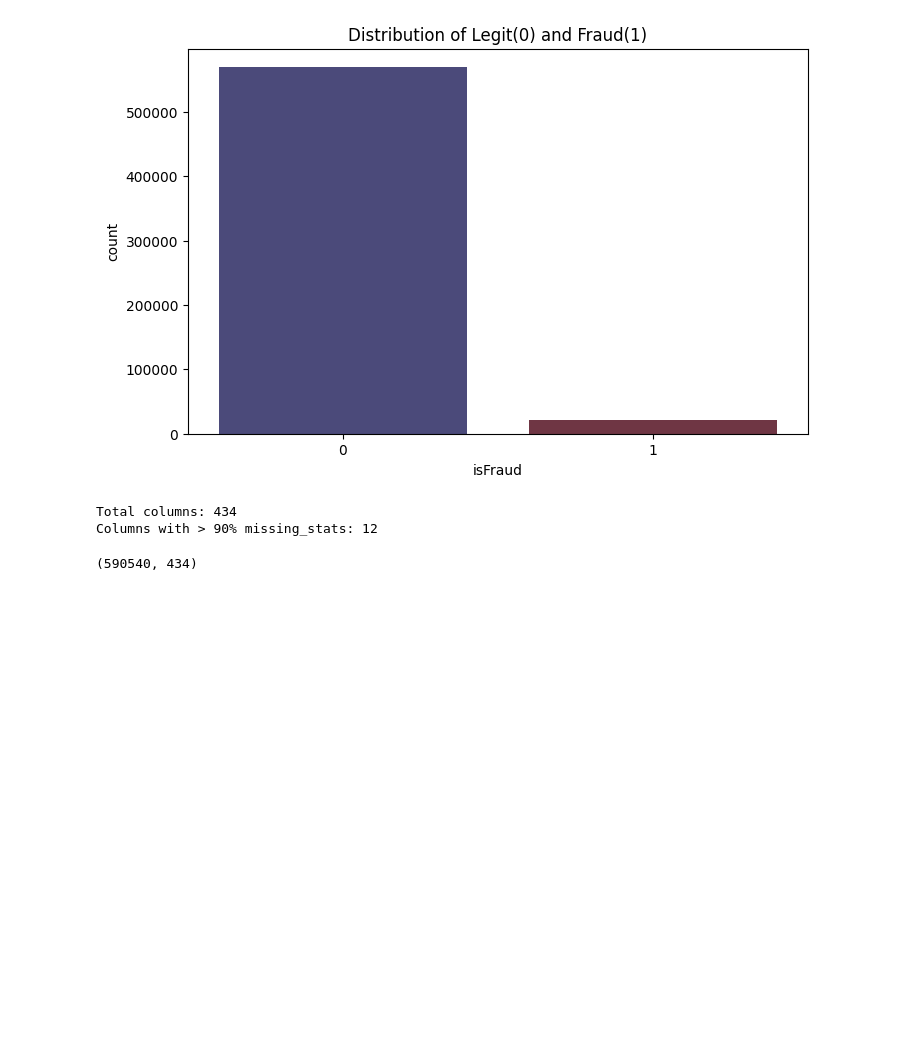
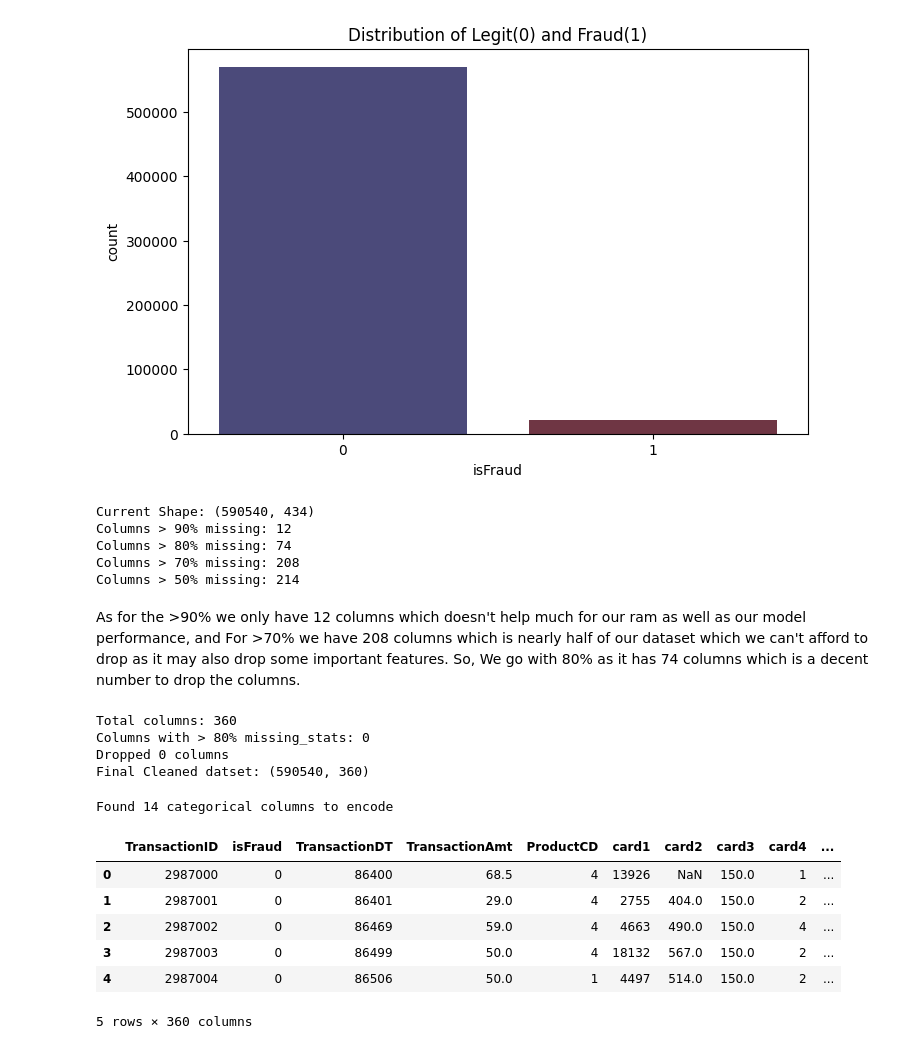
Before and after one commit to Lohi712/Credit_CardFraud, a Jupyter notebook: main.ipynb, the cells around one changed output. Drawn from its saved outputs; the diff is of its cells as text; code cells hidden in the pictures; blank space fills up the shorter version.

Commit message:
Encoding

```diff
--- a/main.ipynb
+++ b/main.ipynb
@@ -90,16 +90,62 @@ Passing `palette` without assigning `hue` is deprecated and will be removed in v
 
   sns.countplot(x= 'isFraud', data=train,palette='icefire')
 [figure]
+# %%
+# Let's check how many columns we drop at different thresholds
+missing_stats = train.isnull().mean() * 100
+
+print(f"Current Shape: {train.shape}")
+print(f"Columns > 90% missing: {len(missing_stats[missing_stats > 90])}")
+print(f"Columns > 80% missing: {len(missing_stats[missing_stats > 80])}")
+print(f"Columns > 70% missing: {len(missing_stats[missing_stats > 70])}")
+print(f"Columns > 50% missing: {len(missing_stats[missing_stats > 50])}")
+# %% [output]
+Current Shape: (590540, 434)
+Columns > 90% missing: 12
+Columns > 80% missing: 74
+Columns > 70% missing: 208
+Columns > 50% missing: 214
+# %% [markdown]
+As for the >90% we only have 12 columns which doesn't help much for our ram as well as our model performance, and
+For >70% we have 208 columns which is nearly half of our dataset which we can't afford to drop as it may also drop some important features.
+So, We go with 80% as it has 74 columns which is a decent number to drop the columns.
 # %%
 # Now We focus on the missing values
 missing_stats = train.isnull().mean()*100
 useless_cols = missing_stats[missing_stats > 80].index.tolist()
 print(f"Total columns: {len(train.columns)}")
-print(f"Columns with > 90% missing_stats: {len(useless_cols)}")
+print(f"Columns with > 80% missing_stats: {len(useless_cols)}")
+
+train = train.drop(columns=useless_cols)
+print(f"Dropped {len(useless_cols)} columns")
+print(f"Final Cleaned datset: {train.shape}")
 # %% [output]
-Total columns: 434
-Columns with > 90% missing_stats: 12
+Total columns: 360
+Columns with > 80% missing_stats: 0
+Dropped 0 columns
+Final Cleaned datset: (590540, 360)
-# %%
-train.shape
-# %% [output]
-(590540, 434)
+# %%
+# Now time to take care of categorical columns
+from sklearn.preprocessing import LabelEncoder
+
+cat_cols = train.select_dtypes(include=['object','category']).columns
+print(f"Found {len(cat_cols)} categorical columns to encode")
+
+for col in cat_cols:
+    train[col] = train[col].astype(str)
+# Instead of dropping or filling the NaN values in the cat_cols we are replacing them with "unknown" becoz If a user hides their DeviceType, that is suspicious! By filling it with "unknown" and encoding it as a number the model can learn
+    train.loc[train[col] == 'nan', col] = 'unknown'
+    le = LabelEncoder()
+    train[col] = le.fit_transform(train[col].astype(str))
+# %% [output]
+Found 14 categorical columns to encode
+# %%
+train.head()
+# %% [output]
+|  | TransactionID | isFraud | TransactionDT | TransactionAmt | ProductCD | card1 | card2 | card3 | card4 | ... |
+| 0 | 2987000 | 0 | 86400 | 68.5 | 4 | 13926 | NaN | 150.0 | 1 | ... |
+| 1 | 2987001 | 0 | 86401 | 29.0 | 4 | 2755 | 404.0 | 150.0 | 2 | ... |
+| 2 | 2987002 | 0 | 86469 | 59.0 | 4 | 4663 | 490.0 | 150.0 | 4 | ... |
+| 3 | 2987003 | 0 | 86499 | 50.0 | 4 | 18132 | 567.0 | 150.0 | 2 | ... |
+| 4 | 2987004 | 0 | 86506 | 50.0 | 1 | 4497 | 514.0 | 150.0 | 2 | ... |
+5 rows × 360 columns
```
